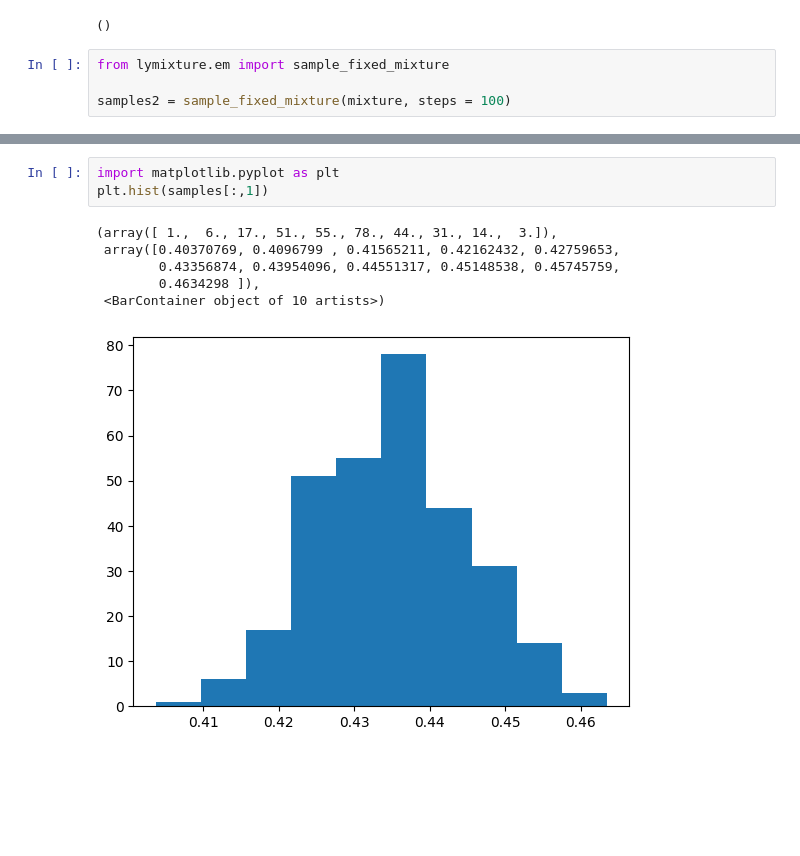
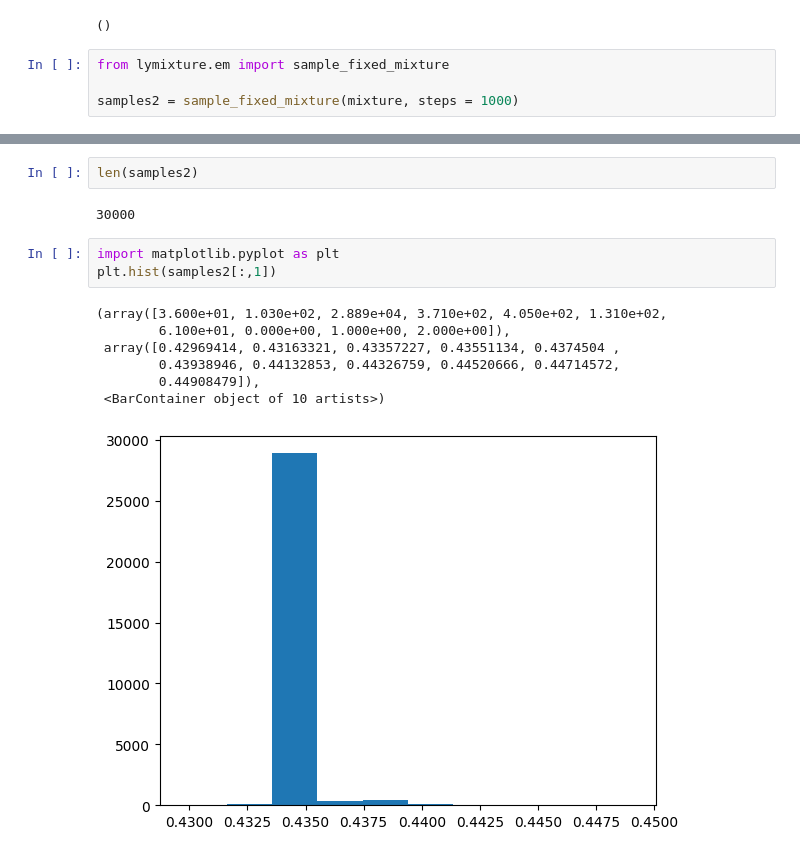
Before and after one commit to YoelPH/lymixture, a Jupyter notebook: evaluation/Full_ipsi_analysis_extended.ipynb, the cells around one changed output, grey strips where cells are left out. Drawn from its saved outputs; the diff is of its cells as text; blank space fills up the shorter version.

```diff
--- a/evaluation/Full_ipsi_analysis_extended.ipynb
+++ b/evaluation/Full_ipsi_analysis_extended.ipynb
@@ -572,4 +577,4 @@ mixture.set_params(*paramers)
 # %%
 from lymixture.em import sample_fixed_mixture
 
-samples2 = sample_fixed_mixture(mixture, steps = 100)
+samples2 = sample_fixed_mixture(mixture, steps = 1000)
@@ -618,10 +581,15 @@ array([0.44537562, 0.43716884, 0.42463914, 0.43366205, 0.44658287,
+# %%
+len(samples2)
+# %% [output]
+30000
 # %%
 import matplotlib.pyplot as plt
-plt.hist(samples[:,1])
+plt.hist(samples2[:,1])
 # %% [output]
-(array([ 1.,  6., 17., 51., 55., 78., 44., 31., 14.,  3.]),
- array([0.40370769, 0.4096799 , 0.41565211, 0.42162432, 0.42759653,
-        0.43356874, 0.43954096, 0.44551317, 0.45148538, 0.45745759,
-        0.4634298 ]),
+(array([3.600e+01, 1.030e+02, 2.889e+04, 3.710e+02, 4.050e+02, 1.310e+02,
+        6.100e+01, 0.000e+00, 1.000e+00, 2.000e+00]),
+ array([0.42969414, 0.43163321, 0.43357227, 0.43551134, 0.4374504 ,
+        0.43938946, 0.44132853, 0.44326759, 0.44520666, 0.44714572,
+        0.44908479]),
  <BarContainer object of 10 artists>)
-[figure, old version]
+[figure, new version]
```
Also changed, not shown: parts of 6 cells of this notebook, 3 other files.
